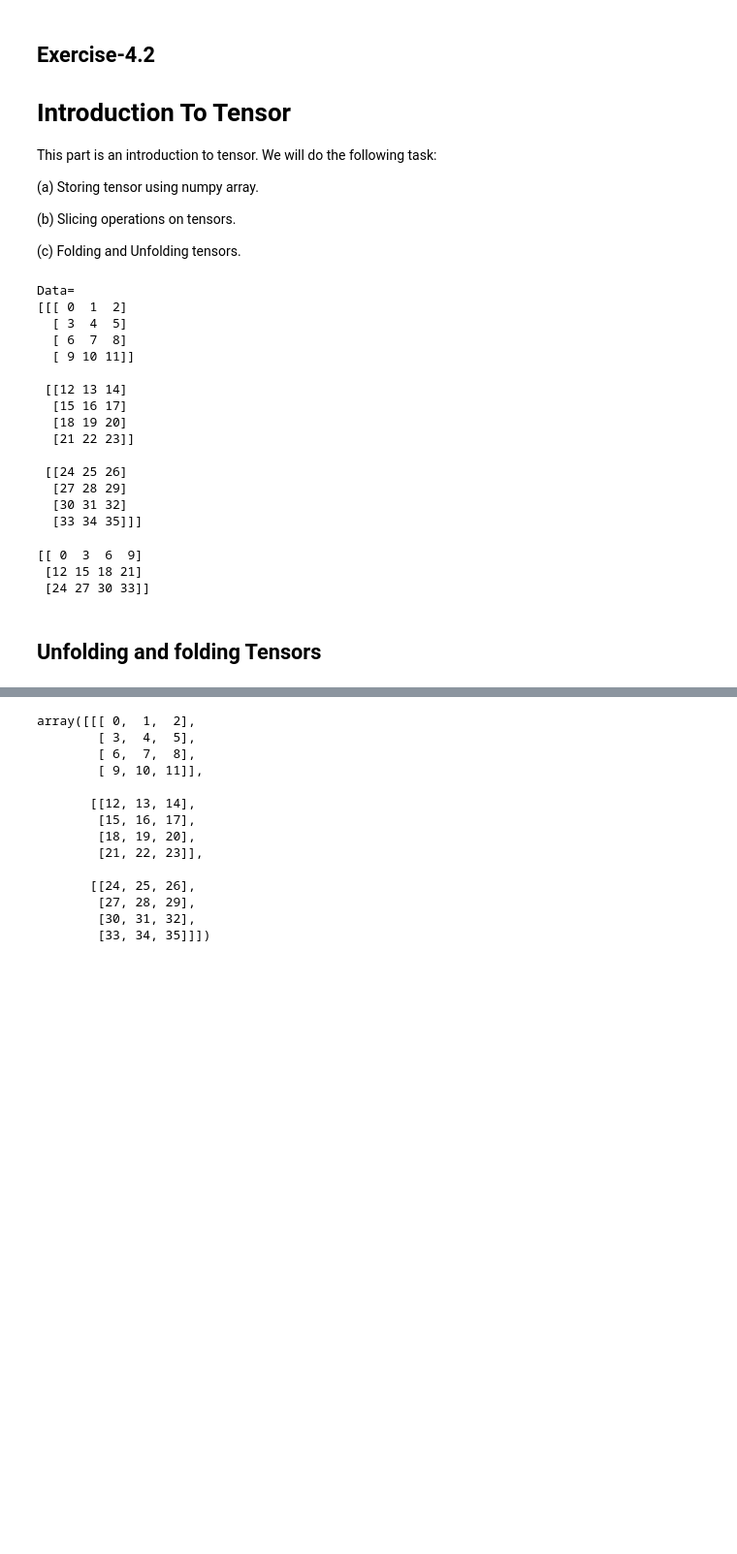
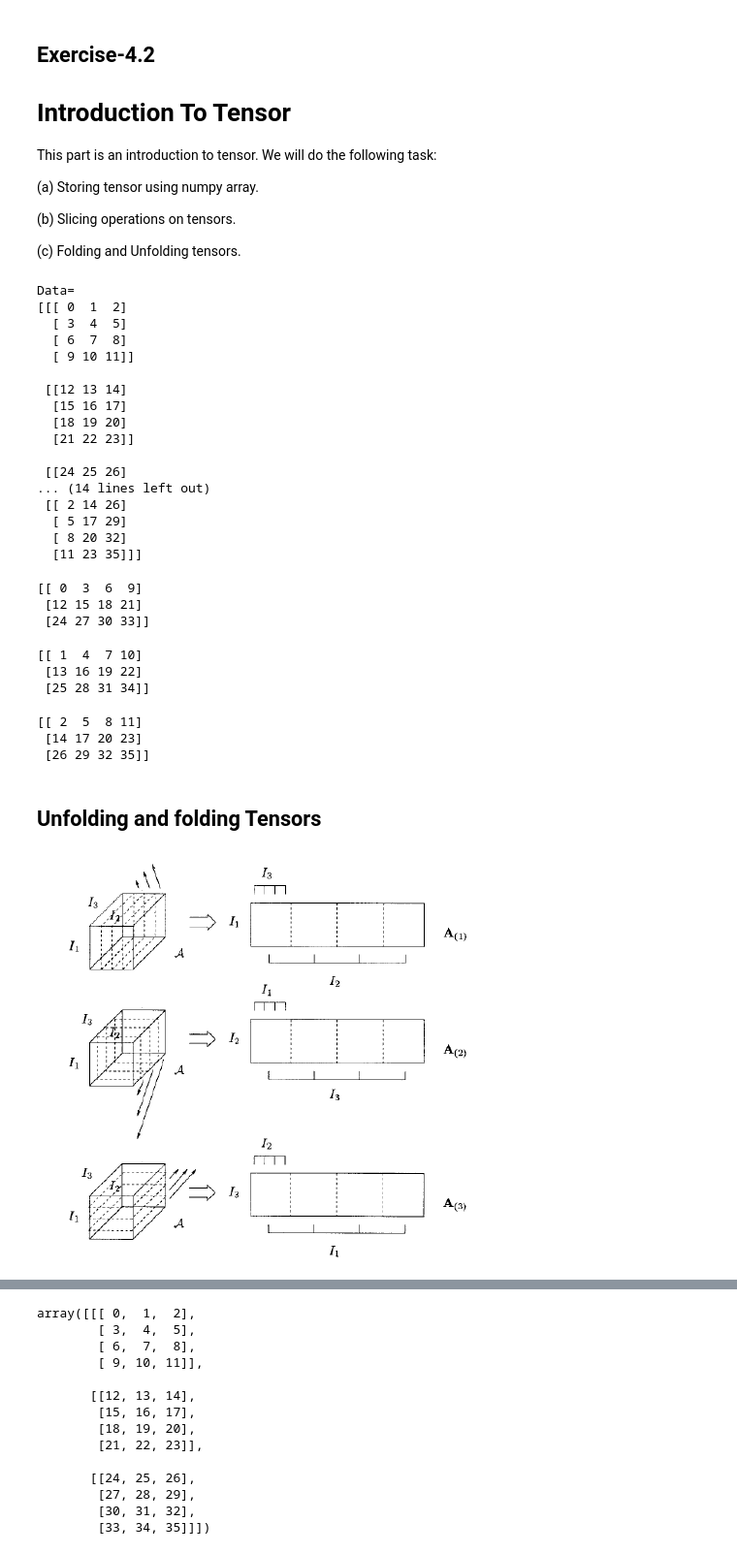
Before and after one commit to SmartDataAnalytics/Knowledge-Graph-Analysis-Programming-Exercises, a Jupyter notebook: Exercise_04/Exercise-4.ipynb, the cells around one changed output, grey strips where cells are left out. Shown at 97% size. Drawn from its saved outputs; the diff is of its cells as text; code cells hidden in the pictures; blank space fills up the shorter version.

```diff
--- a/Exercise_04/Exercise-4.ipynb
+++ b/Exercise_04/Exercise-4.ipynb
@@ -134,6 +134,7 @@ This part is an introduction to tensor. We will do the following task:
 # %%
 data = np.arange(36).reshape((3,4,3))
 print('Data= \n{}'.format(data))
+print('Tensor= \n{}'.format(data.T))
 # %% [output]
 Data=
 [[[ 0  1  2]
@@ -147,7 +148,9 @@ Data=
   [21 22 23]]
 
  [[24 25 26]
-  [27 28 29]
-  [30 31 32]
-  [33 34 35]]]
+... (14 lines left out)
+ [[ 2 14 26]
+  [ 5 17 29]
+  [ 8 20 32]
+  [11 23 35]]]
 # %%
@@ -157,7 +160,26 @@ print(data[:,:,0])
 [[ 0  3  6  9]
  [12 15 18 21]
  [24 27 30 33]]
+# %%
+# To view frontal slide-2
+print(data[:,:,1])
+# %% [output]
+[[ 1  4  7 10]
+ [13 16 19 22]
+ [25 28 31 34]]
+# %%
+# To view frontal slide-3
+print(data[:,:,2])
+# %% [output]
+[[ 2  5  8 11]
+ [14 17 20 23]
+ [26 29 32 35]]
 # %% [markdown]
 ## Unfolding and folding Tensors
+# %%
+from IPython.display import Image
+Image(filename='Unfolding-of-third-order-of-a-tensor.png')
+# %% [output]
+[figure, added]
 # %%
 def unfold(X, mode):
```
Also changed, not shown: parts of 7 cells of this notebook, 1 other file.
